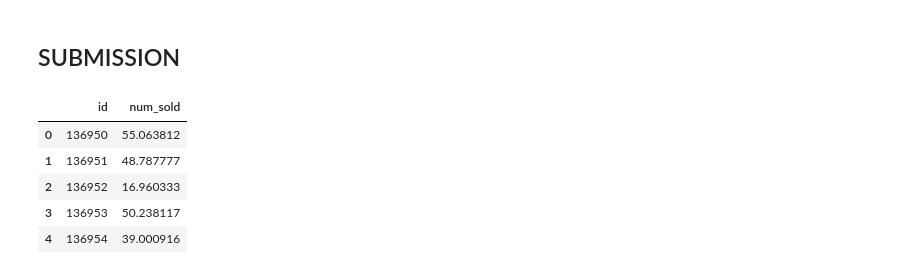
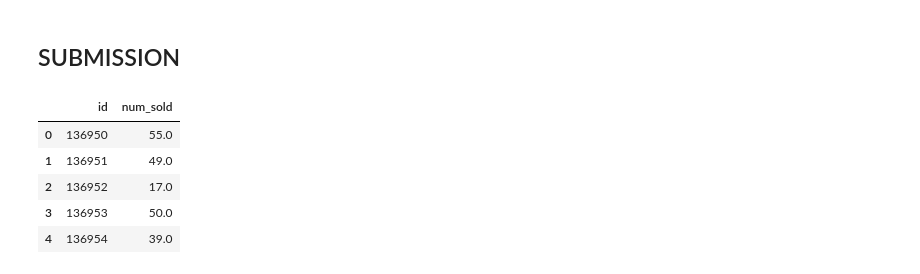
Before and after one commit to Stephen-Adwini-Badu/11.-Sales-Forecasting-Project, a Jupyter notebook: Sales Forecasting Notebook.ipynb, the cells around one changed output. Drawn from its saved outputs; the diff is of its cells as text; code cells hidden in the pictures.

```diff
--- a/Sales Forecasting Notebook.ipynb
+++ b/Sales Forecasting Notebook.ipynb
@@ -310,17 +310,18 @@ plt.show()
 # %%
 #Generating dataframe for testing data
 submission_df = pd.DataFrame(data={'id': np.arange(136950, 164325),
-                                   'num_sold': xgr.predict(test_df)})
+                                   'num_sold': np.round(xgr.predict(test_df))
+                                   })
 
 #Generating submission csv
-submission_df.to_csv('11.3 Submission.csv', index=False)
+#submission_df.to_csv('11.3 Submission.csv', index=False)
 
 #Previewing predictions
 submission_df.head(5)
 # %% [output]
 |  | id | num_sold |
-| 0 | 136950 | 55.063812 |
-| 1 | 136951 | 48.787777 |
-| 2 | 136952 | 16.960333 |
-| 3 | 136953 | 50.238117 |
-| 4 | 136954 | 39.000916 |
+| 0 | 136950 | 55.0 |
+| 1 | 136951 | 49.0 |
+| 2 | 136952 | 17.0 |
+| 3 | 136953 | 50.0 |
+| 4 | 136954 | 39.0 |
```
Also changed, not shown: 2 other files.
